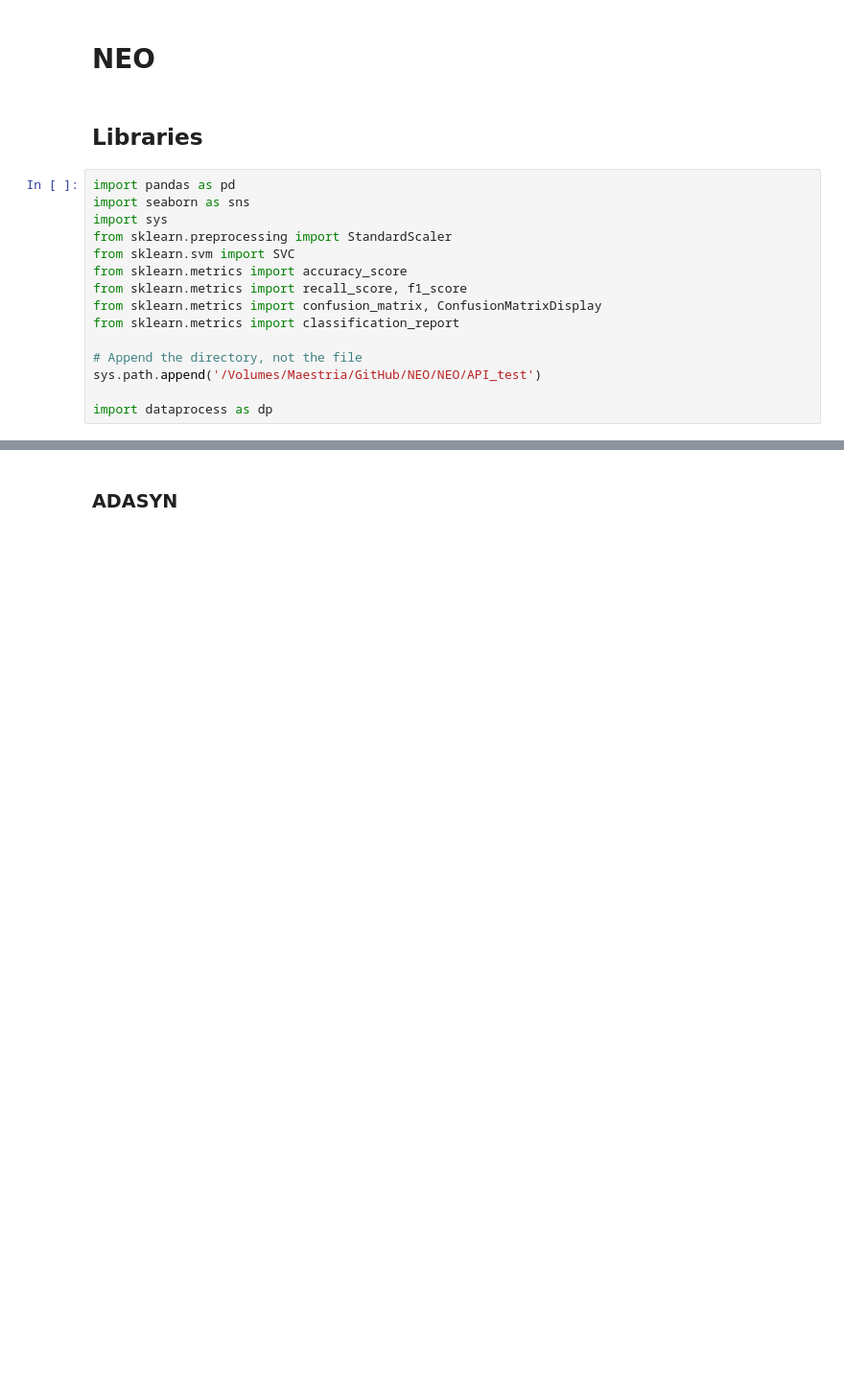
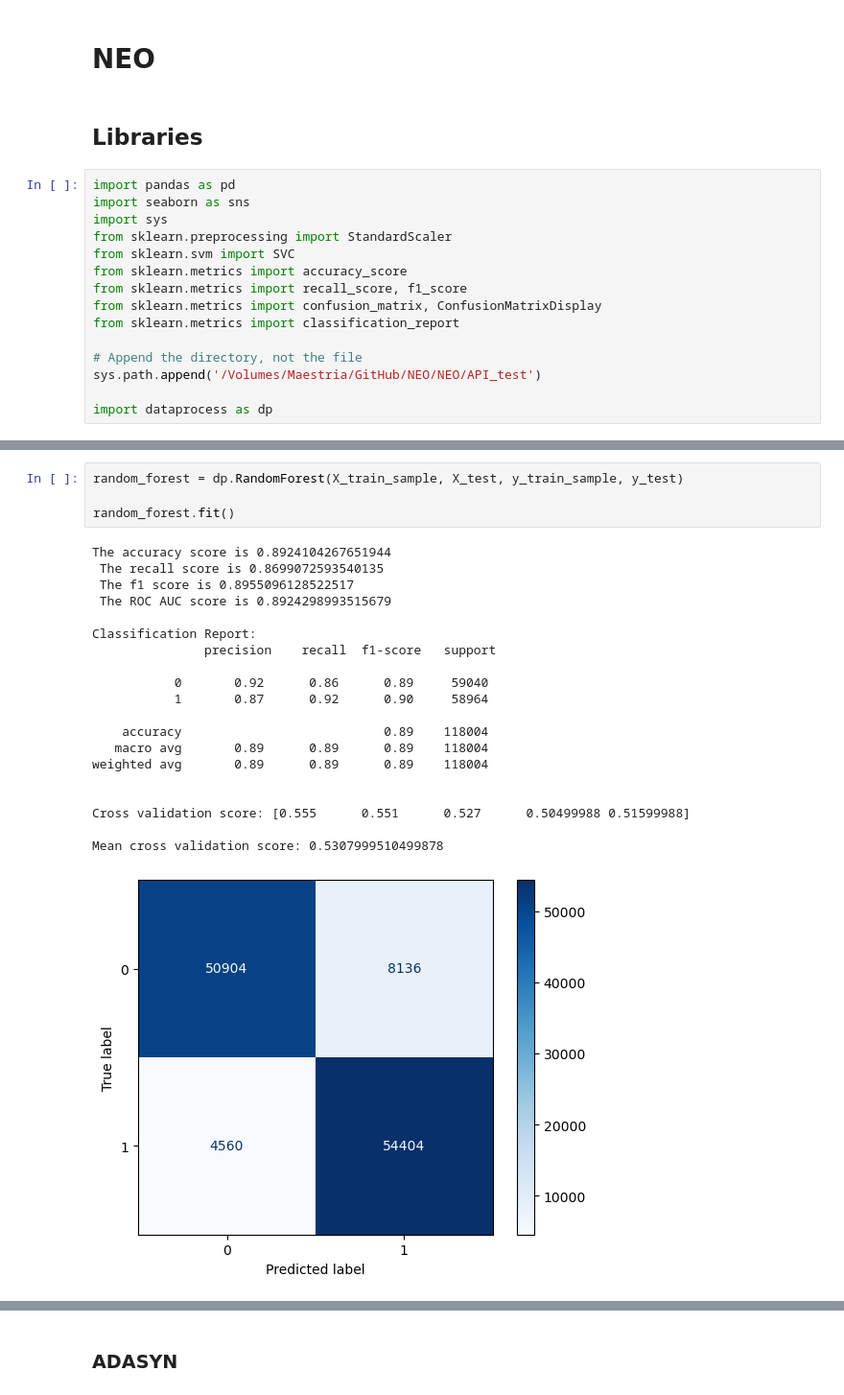
Before and after one commit to PBustamante65/NEO, a Jupyter notebook: API_test/NEOAPI.ipynb, the cells around one changed output, grey strips where cells are left out. Shown at 96% size. Saved outputs shown, nothing was run; the diff lists cells and outputs as text; blank space fills up the shorter version.

```diff
--- a/API_test/NEOAPI.ipynb
+++ b/API_test/NEOAPI.ipynb
@@ -97,0 +101,25 @@ Name: is_hazardous, dtype: float64
+# %%
+random_forest = dp.RandomForest(X_train_sample, X_test, y_train_sample, y_test)
+
+random_forest.fit()
+# %% [output]
+The accuracy score is 0.8924104267651944
+ The recall score is 0.8699072593540135
+ The f1 score is 0.8955096128522517
+ The ROC AUC score is 0.8924298993515679
+
+Classification Report:
+               precision    recall  f1-score   support
+
+           0       0.92      0.86      0.89     59040
+           1       0.87      0.92      0.90     58964
+
+    accuracy                           0.89    118004
+   macro avg       0.89      0.89      0.89    118004
+weighted avg       0.89      0.89      0.89    118004
+
+
+Cross validation score: [0.555      0.551      0.527      0.50499988 0.51599988]
+
+Mean cross validation score: 0.5307999510499878
+[figure, added]
```
Also changed, not shown: parts of 311 cells of this notebook, 1 other file.
